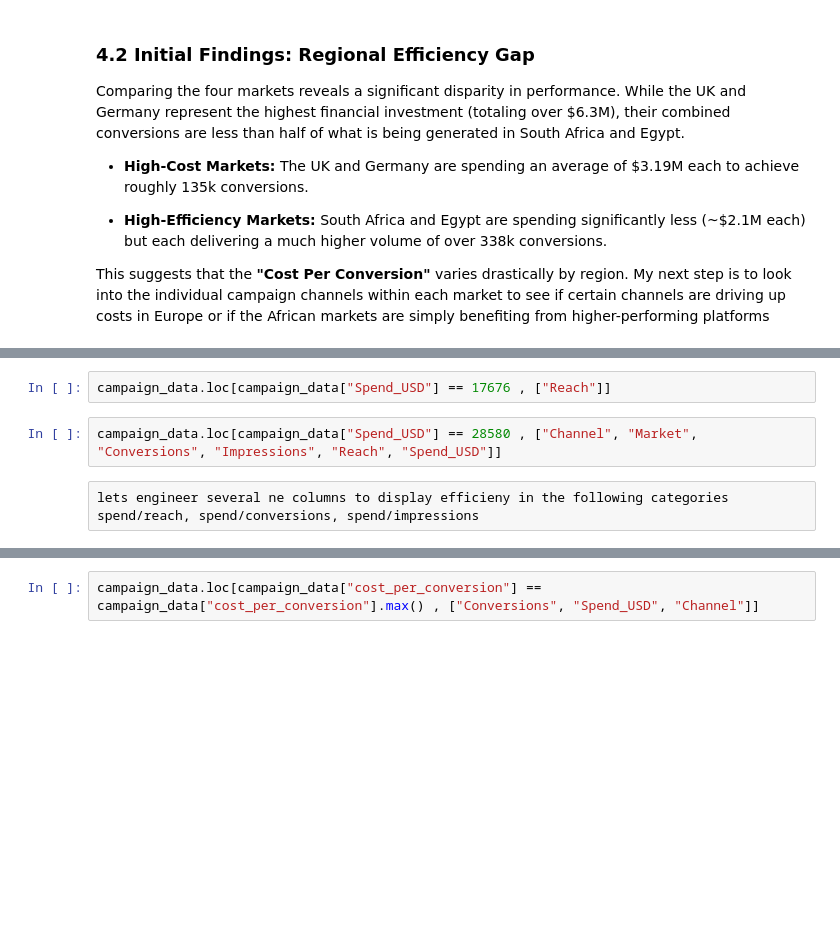
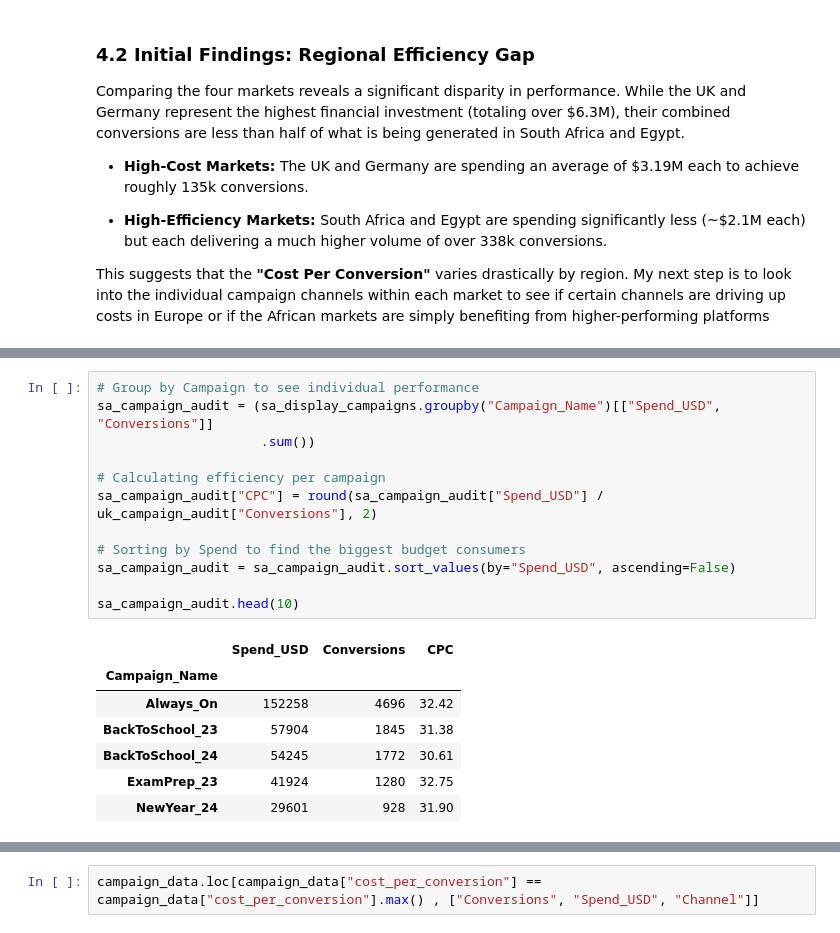
Before and after one commit to winniechebet/DigData-X-Google-GeminiPro-Marketing-Campaign-Analysis, a Jupyter notebook: campaign_data_inspection.ipynb, the cells around one changed output, grey strips where cells are left out. Saved outputs shown, nothing was run; the diff lists cells and outputs as text; blank space fills up the shorter version.

```diff
--- a/campaign_data_inspection.ipynb
+++ b/campaign_data_inspection.ipynb
@@ -188,6 +290,20 @@ We can see that the highest spend did not neccessarily result in the most conver
 # %%
-campaign_data.loc[campaign_data["Spend_USD"] == 17676 , ["Reach"]]
+# Group by Campaign to see individual performance
+sa_campaign_audit = (sa_display_campaigns.groupby("Campaign_Name")[["Spend_USD", "Conversions"]]
+                     .sum())
+
+# Calculating efficiency per campaign
+sa_campaign_audit["CPC"] = round(sa_campaign_audit["Spend_USD"] / uk_campaign_audit["Conversions"], 2)
+
+# Sorting by Spend to find the biggest budget consumers
+sa_campaign_audit = sa_campaign_audit.sort_values(by="Spend_USD", ascending=False)
+
+sa_campaign_audit.head(10)
+# %% [output]
+|  | Spend_USD | Conversions | CPC |
+| Campaign_Name |  |  |  |
+| Always_On | 152258 | 4696 | 32.42 |
+| BackToSchool_23 | 57904 | 1845 | 31.38 |
+| BackToSchool_24 | 54245 | 1772 | 30.61 |
+| ExamPrep_23 | 41924 | 1280 | 32.75 |
+| NewYear_24 | 29601 | 928 | 31.90 |
-# %%
-campaign_data.loc[campaign_data["Spend_USD"] == 28580 , ["Channel", "Market", "Conversions", "Impressions", "Reach", "Spend_USD"]]
-# %% [raw]
-lets engineer several ne columns to display efficieny in the following categories spend/reach, spend/conversions, spend/impressions
```
Also changed, not shown: parts of 19 cells of this notebook.
